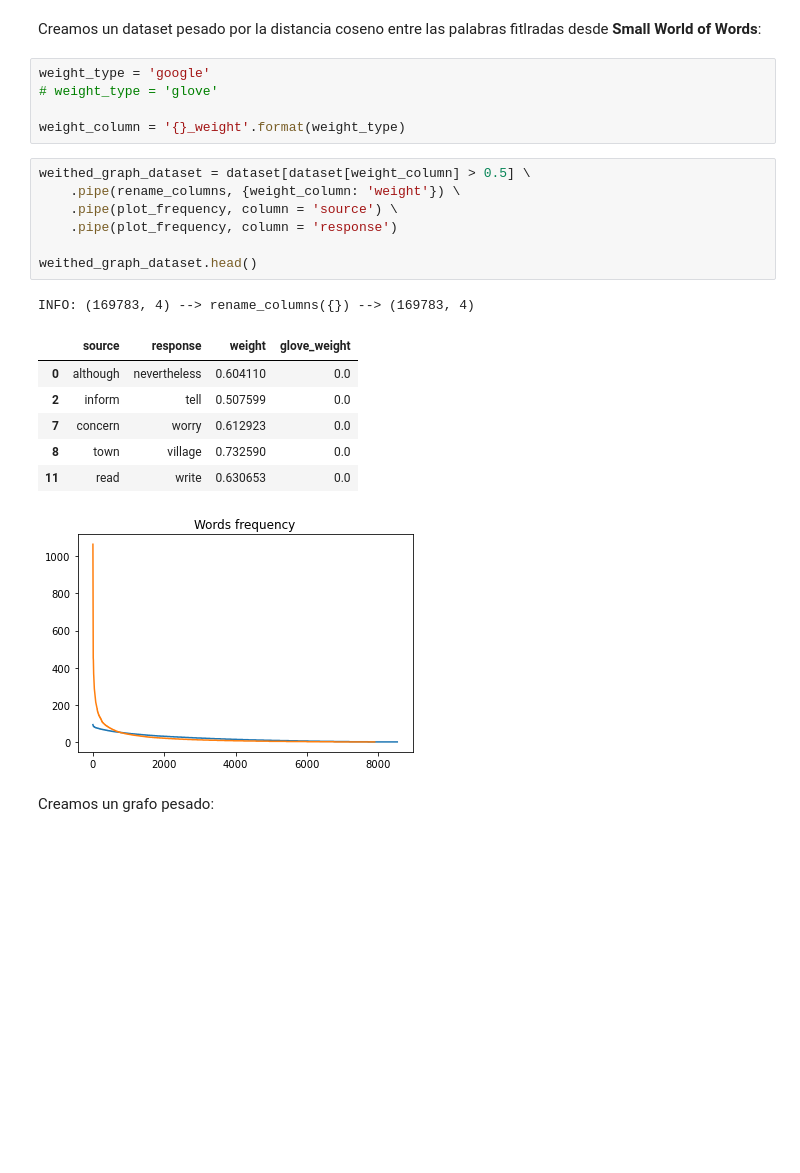
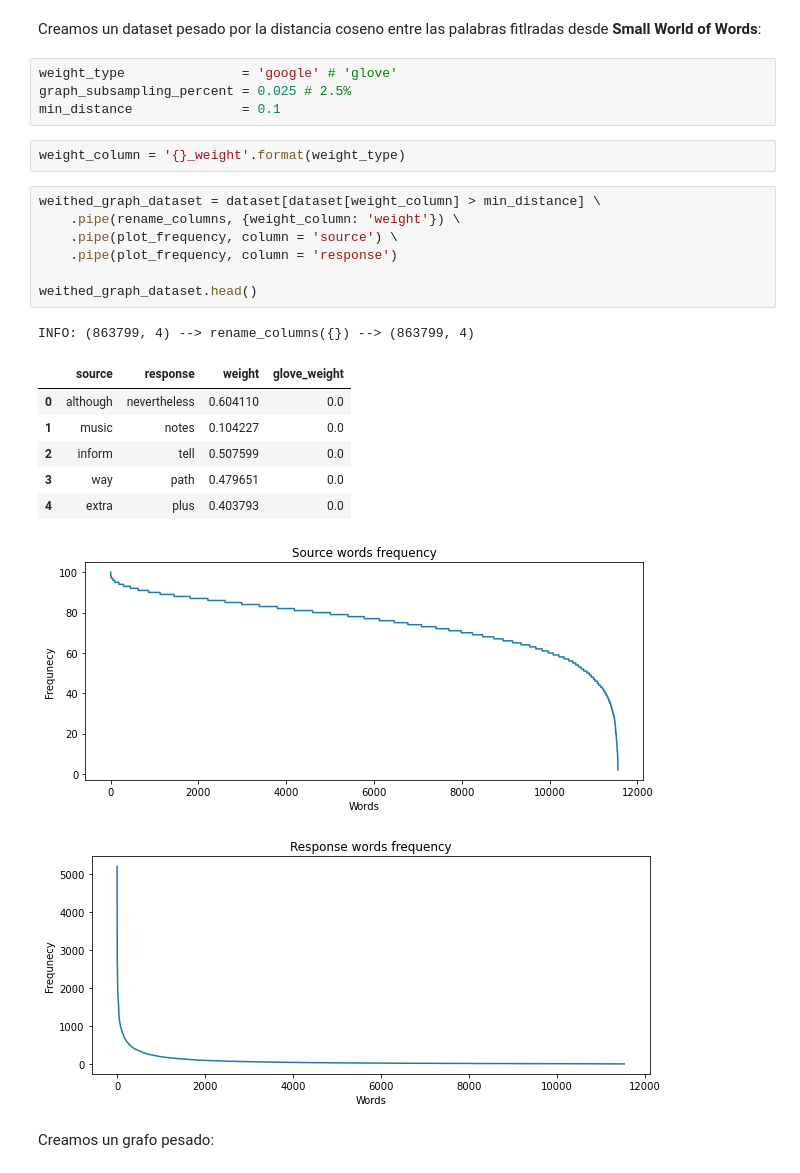
Before and after one commit to magistery-tps/dm-cyt-tp2, a Jupyter notebook: notebooks/analisys.ipynb, the cells around one changed output. Drawn from its saved outputs; the diff is of its cells as text; blank space fills up the shorter version.

Commit message:
feat: decrease subsampling

```diff
--- a/notebooks/analisys.ipynb
+++ b/notebooks/analisys.ipynb
@@ -109,27 +111,29 @@ summary(dataset)
 A continacion tomamos por un lado **dataset** (el cual tiene las columnas pregunta y respuesta) y por el otro el diccionario de **word_embeddings** y finalmente convertimos ambos datasets en grafos.
 # %% [markdown]
 Creamos un dataset pesado por la distancia coseno entre las palabras fitlradas desde **Small World of Words**:
+# %%
+weight_type               = 'google' # 'glove'
+graph_subsampling_percent = 0.025 # 2.5%
+min_distance              = 0.1
 # %%
-weight_type = 'google'
-# weight_type = 'glove'
-
 weight_column = '{}_weight'.format(weight_type)
 # %%
-weithed_graph_dataset = dataset[dataset[weight_column] > 0.5] \
+weithed_graph_dataset = dataset[dataset[weight_column] > min_distance] \
     .pipe(rename_columns, {weight_column: 'weight'}) \
     .pipe(plot_frequency, column = 'source') \
     .pipe(plot_frequency, column = 'response')
 
 weithed_graph_dataset.head()
 # %% [output]
-INFO: (169783, 4) --> rename_columns({}) --> (169783, 4)
+INFO: (863799, 4) --> rename_columns({}) --> (863799, 4)
 |  | source | response | weight | glove_weight |
 | 0 | although | nevertheless | 0.604110 | 0.0 |
+| 1 | music | notes | 0.104227 | 0.0 |
 | 2 | inform | tell | 0.507599 | 0.0 |
-| 7 | concern | worry | 0.612923 | 0.0 |
-| 8 | town | village | 0.732590 | 0.0 |
-| 11 | read | write | 0.630653 | 0.0 |
+| 3 | way | path | 0.479651 | 0.0 |
+| 4 | extra | plus | 0.403793 | 0.0 |
-[figure, old version]
+[figure, new version]
+[figure, added]
 # %% [markdown]
 Creamos un grafo pesado:
 # %%
```
Also changed, not shown: parts of 12 cells of this notebook, 5 other files.
